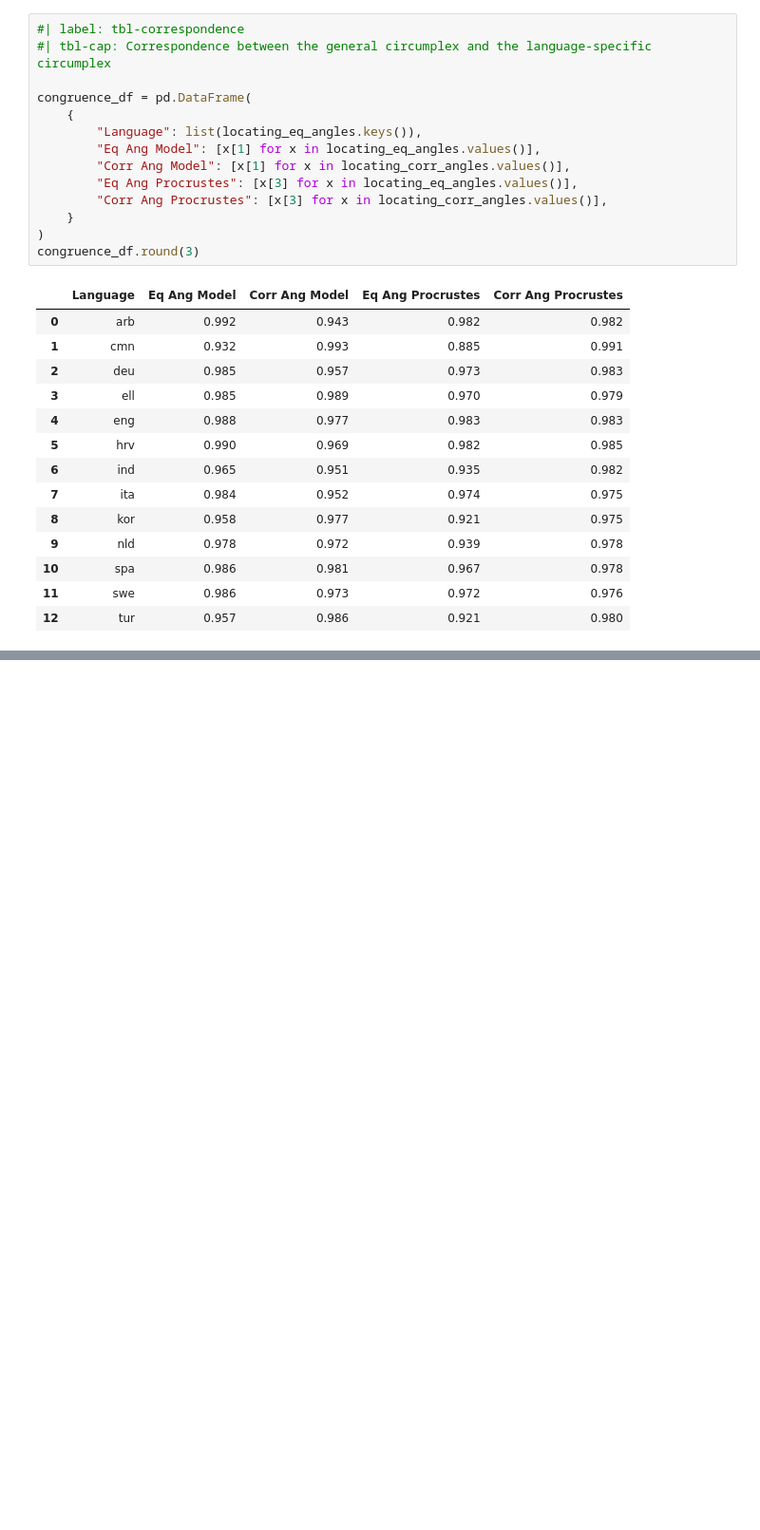
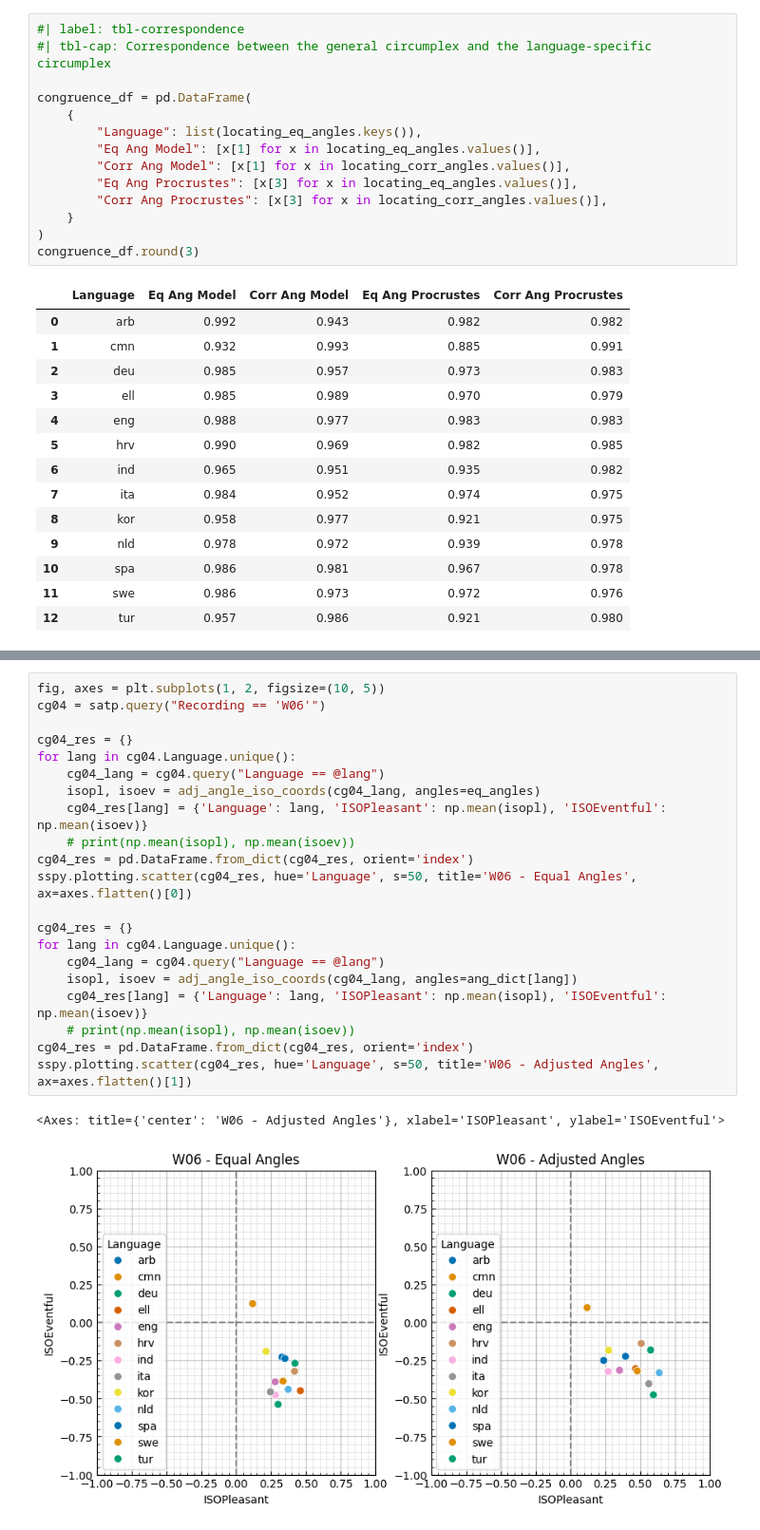
Before and after one commit to MitchellAcoustics/SATP-circumplex-validation, a Jupyter notebook: drafts/Mitchell_SSM-Analysis.ipynb, the cells around one changed output, grey strips where cells are left out. Shown at 95% size. Cells and saved outputs as stored; diff of their text form; blank space fills up the shorter version.

```diff
--- a/drafts/Mitchell_SSM-Analysis.ipynb
+++ b/drafts/Mitchell_SSM-Analysis.ipynb
@@ -467,3 +494,27 @@ While the relative locations of the scales around the circumplex are not perfect
+# %%
+fig, axes = plt.subplots(1, 2, figsize=(10, 5))
+cg04 = satp.query("Recording == 'W06'")
+
+cg04_res = {}
+for lang in cg04.Language.unique():
+    cg04_lang = cg04.query("Language == @lang")
+    isopl, isoev = adj_angle_iso_coords(cg04_lang, angles=eq_angles)
+    cg04_res[lang] = {'Language': lang, 'ISOPleasant': np.mean(isopl), 'ISOEventful': np.mean(isoev)}
+    # print(np.mean(isopl), np.mean(isoev))
+cg04_res = pd.DataFrame.from_dict(cg04_res, orient='index')
+sspy.plotting.scatter(cg04_res, hue='Language', s=50, title='W06 - Equal Angles', ax=axes.flatten()[0])
+
+cg04_res = {}
+for lang in cg04.Language.unique():
+    cg04_lang = cg04.query("Language == @lang")
+    isopl, isoev = adj_angle_iso_coords(cg04_lang, angles=ang_dict[lang])
+    cg04_res[lang] = {'Language': lang, 'ISOPleasant': np.mean(isopl), 'ISOEventful': np.mean(isoev)}
+    # print(np.mean(isopl), np.mean(isoev))
+cg04_res = pd.DataFrame.from_dict(cg04_res, orient='index')
+sspy.plotting.scatter(cg04_res, hue='Language', s=50, title='W06 - Adjusted Angles', ax=axes.flatten()[1])
+# %% [output]
+<Axes: title={'center': 'W06 - Adjusted Angles'}, xlabel='ISOPleasant', ylabel='ISOEventful'>
+[figure, added]
 # %%
 cg01_res = circumplex.ssm_analyse(satp.query("Recording == 'CG01'"), scales, grouping=['Language'], grouped_angles=ang_dict)
 cg01_all = circumplex.ssm_analyse(satp.query("Recording == 'CG01'"), scales)
```
Also changed, not shown: parts of 33 cells of this notebook, 29 other files.
